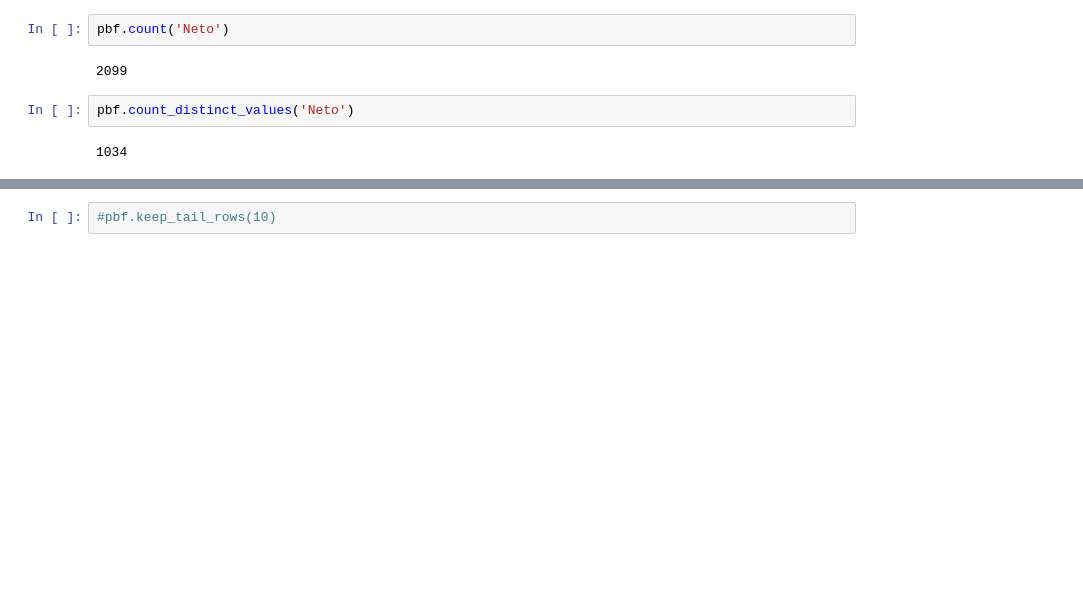
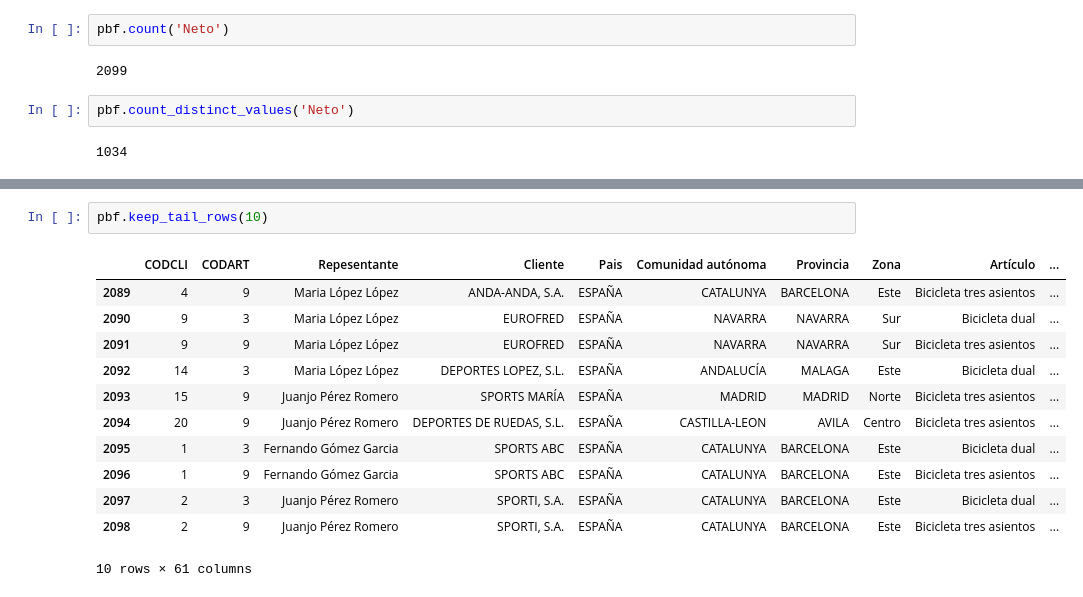
Before and after one commit to fabitaInes/big-team-project, a Jupyter notebook: functions_impl.ipynb, the cells around one changed output, grey strips where cells are left out. Saved outputs shown, nothing was run; the diff lists cells and outputs as text; blank space fills up the shorter version.

```diff
--- a/functions_impl.ipynb
+++ b/functions_impl.ipynb
@@ -166,3 +348,16 @@ pbf.count_distinct_values('Neto')
 # %%
-#pbf.keep_tail_rows(10)
+pbf.keep_tail_rows(10)
+# %% [output]
+|  | CODCLI | CODART | Repesentante | Cliente | Pais | Comunidad autónoma | Provincia | Zona | Artículo | ... |
+| 2089 | 4 | 9 | Maria López López | ANDA-ANDA, S.A. | ESPAÑA | CATALUNYA | BARCELONA | Este | Bicicleta tres asientos | ... |
+| 2090 | 9 | 3 | Maria López López | EUROFRED | ESPAÑA | NAVARRA | NAVARRA | Sur | Bicicleta dual | ... |
+| 2091 | 9 | 9 | Maria López López | EUROFRED | ESPAÑA | NAVARRA | NAVARRA | Sur | Bicicleta tres asientos | ... |
+| 2092 | 14 | 3 | Maria López López | DEPORTES LOPEZ, S.L. | ESPAÑA | ANDALUCÍA | MALAGA | Este | Bicicleta dual | ... |
+| 2093 | 15 | 9 | Juanjo Pérez Romero | SPORTS MARÍA | ESPAÑA | MADRID | MADRID | Norte | Bicicleta tres asientos | ... |
+| 2094 | 20 | 9 | Juanjo Pérez Romero | DEPORTES DE RUEDAS, S.L. | ESPAÑA | CASTILLA-LEON | AVILA | Centro | Bicicleta tres asientos | ... |
+| 2095 | 1 | 3 | Fernando Gómez Garcia | SPORTS ABC | ESPAÑA | CATALUNYA | BARCELONA | Este | Bicicleta dual | ... |
+| 2096 | 1 | 9 | Fernando Gómez Garcia | SPORTS ABC | ESPAÑA | CATALUNYA | BARCELONA | Este | Bicicleta tres asientos | ... |
+| 2097 | 2 | 3 | Juanjo Pérez Romero | SPORTI, S.A. | ESPAÑA | CATALUNYA | BARCELONA | Este | Bicicleta dual | ... |
+| 2098 | 2 | 9 | Juanjo Pérez Romero | SPORTI, S.A. | ESPAÑA | CATALUNYA | BARCELONA | Este | Bicicleta tres asientos | ... |
+10 rows × 61 columns
 # %%
```
Also changed, not shown: parts of 33 cells of this notebook, 1 other file.
